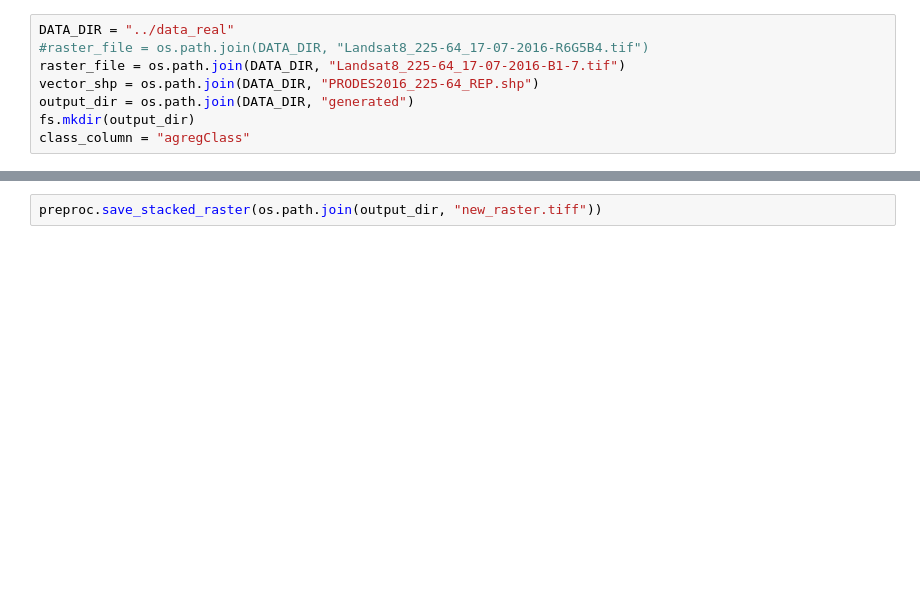
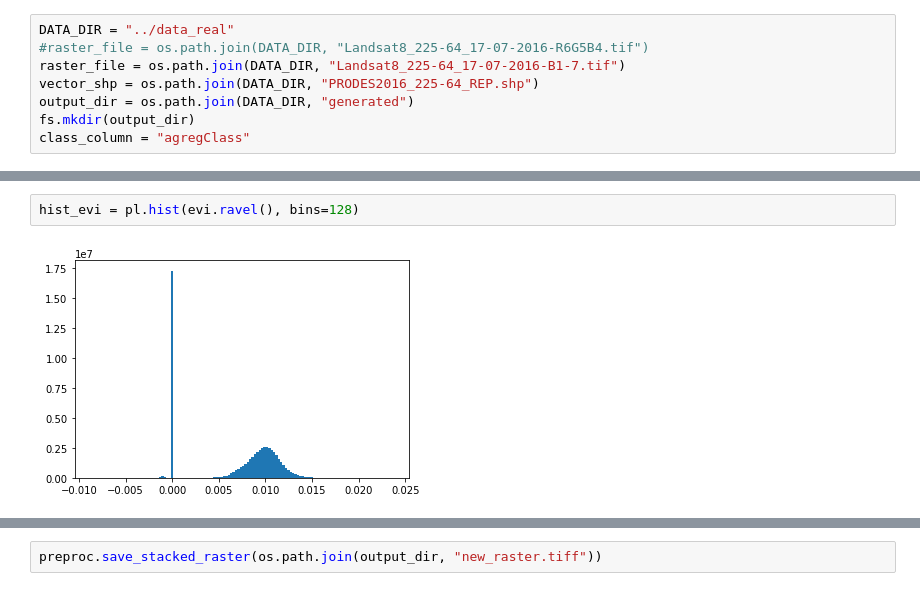
Before and after one commit to rvmaretto/deepgeo, a Jupyter notebook: notebooks/plot_preprocessor_results.ipynb, the cells around one changed output, grey strips where cells are left out. Cells and saved outputs as stored; diff of their text form; blank space fills up the shorter version.

```diff
--- a/notebooks/plot_preprocessor_results.ipynb
+++ b/notebooks/plot_preprocessor_results.ipynb
@@ -55,2 +76,6 @@ pl.axis('off')
+# %%
+hist_evi = pl.hist(evi.ravel(), bins=128)
+# %% [output]
+[figure, added]
 # %%
 pl.figure(figsize=(10,10))
```
Also changed, not shown: parts of 7 cells of this notebook, 2 other files.
